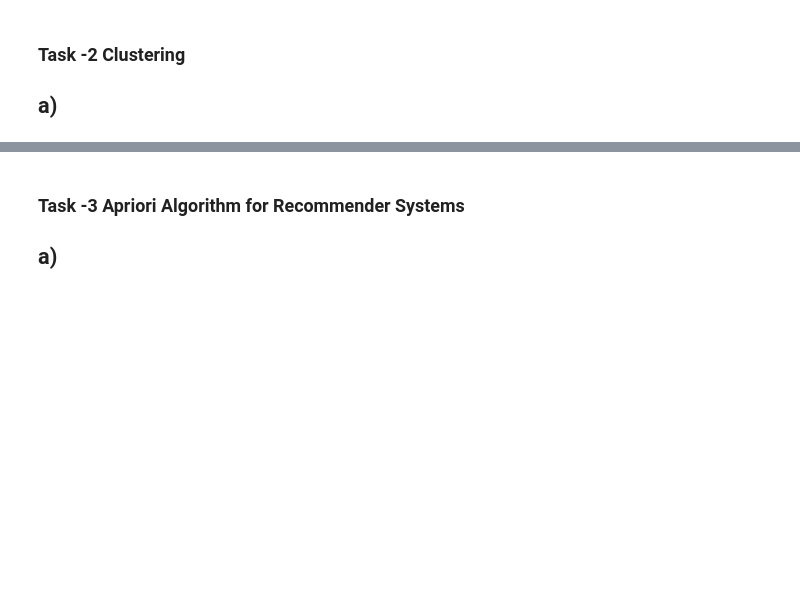
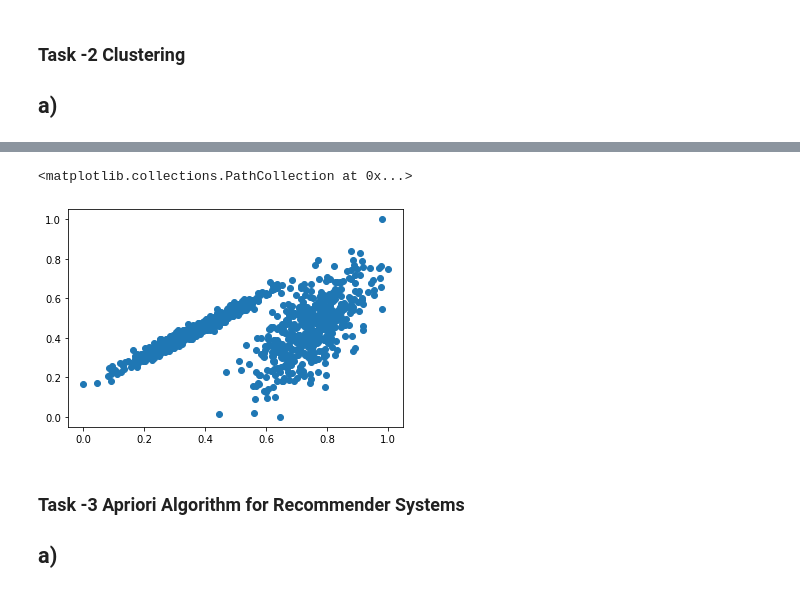
Before and after one commit to rafiqulislam21/pca_svd_clustring_and_apriori_algorithm_with_python, a Jupyter notebook: pca_svd_clustring_and_apriori_algorithm.ipynb, the cells around one changed output, grey strips where cells are left out. Drawn from its saved outputs; the diff is of its cells as text; code cells hidden in the pictures; blank space fills up the shorter version.

```diff
--- a/pca_svd_clustring_and_apriori_algorithm.ipynb
+++ b/pca_svd_clustring_and_apriori_algorithm.ipynb
@@ -145,0 +238,7 @@ Principal component analysis (PCA) can solve this problem. PCA is a technique fo
+# %%
+df4 = pd.read_csv (r'dataset4_noCluster2.csv')
+#scaling data (not needed, already scaled)
+scaler = MinMaxScaler()
+df4['Y'] = scaler.fit_transform(df4[["Y"]])
+df4['X'] = scaler.fit_transform(df4[["X"]])
+df4.head()
@@ -146,3 +252,9 @@ Principal component analysis (PCA) can solve this problem. PCA is a technique fo
+# %%
+#plot in scatter plot
+plt.scatter(df4['X'], df4['Y'])
+# %% [output]
+<matplotlib.collections.PathCollection at 0x...>
+[figure, added]
 # %% [markdown]
 ### Task -3 Apriori Algorithm for Recommender Systems
 ## a)
```
Also changed, not shown: parts of 8 cells of this notebook.
